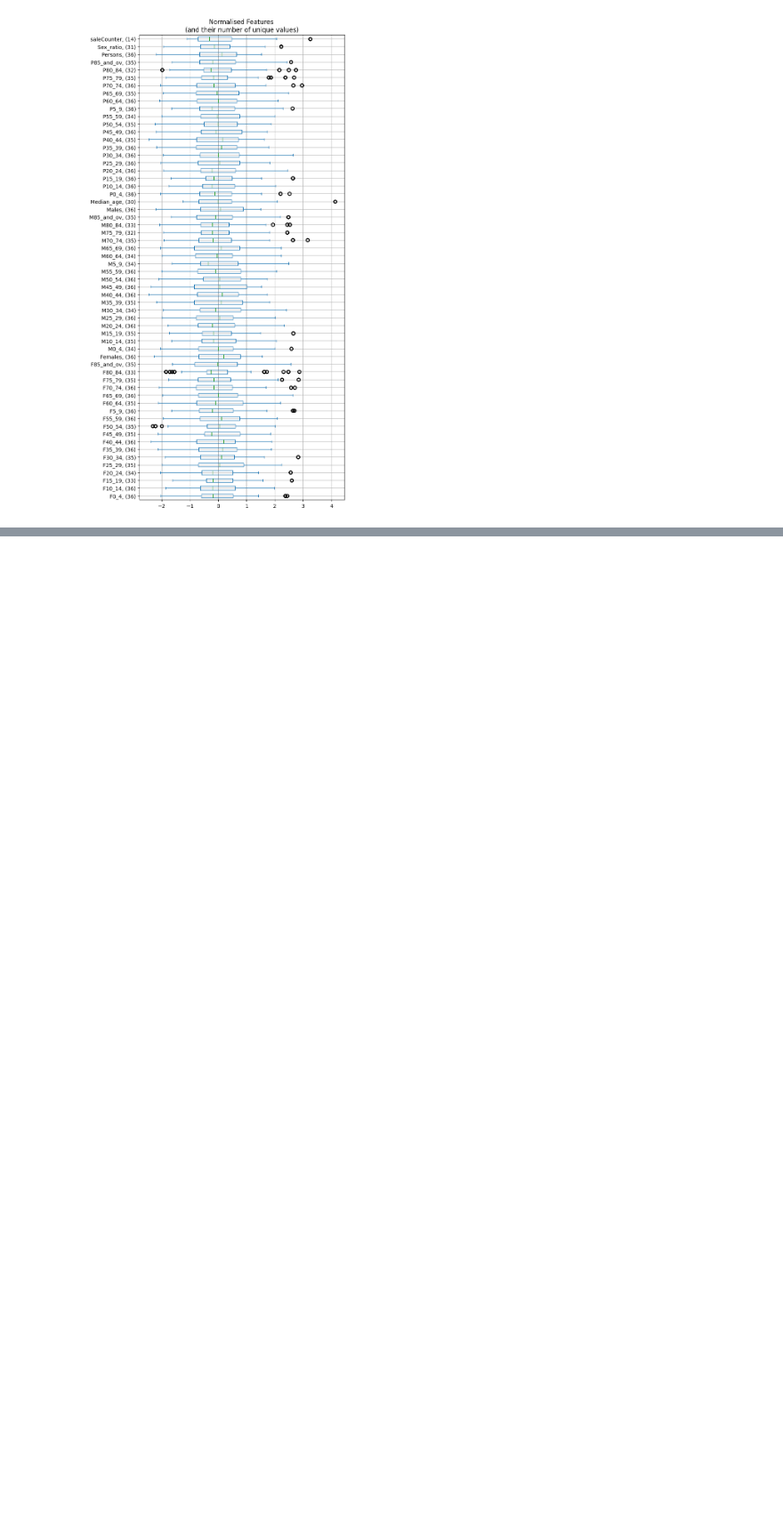
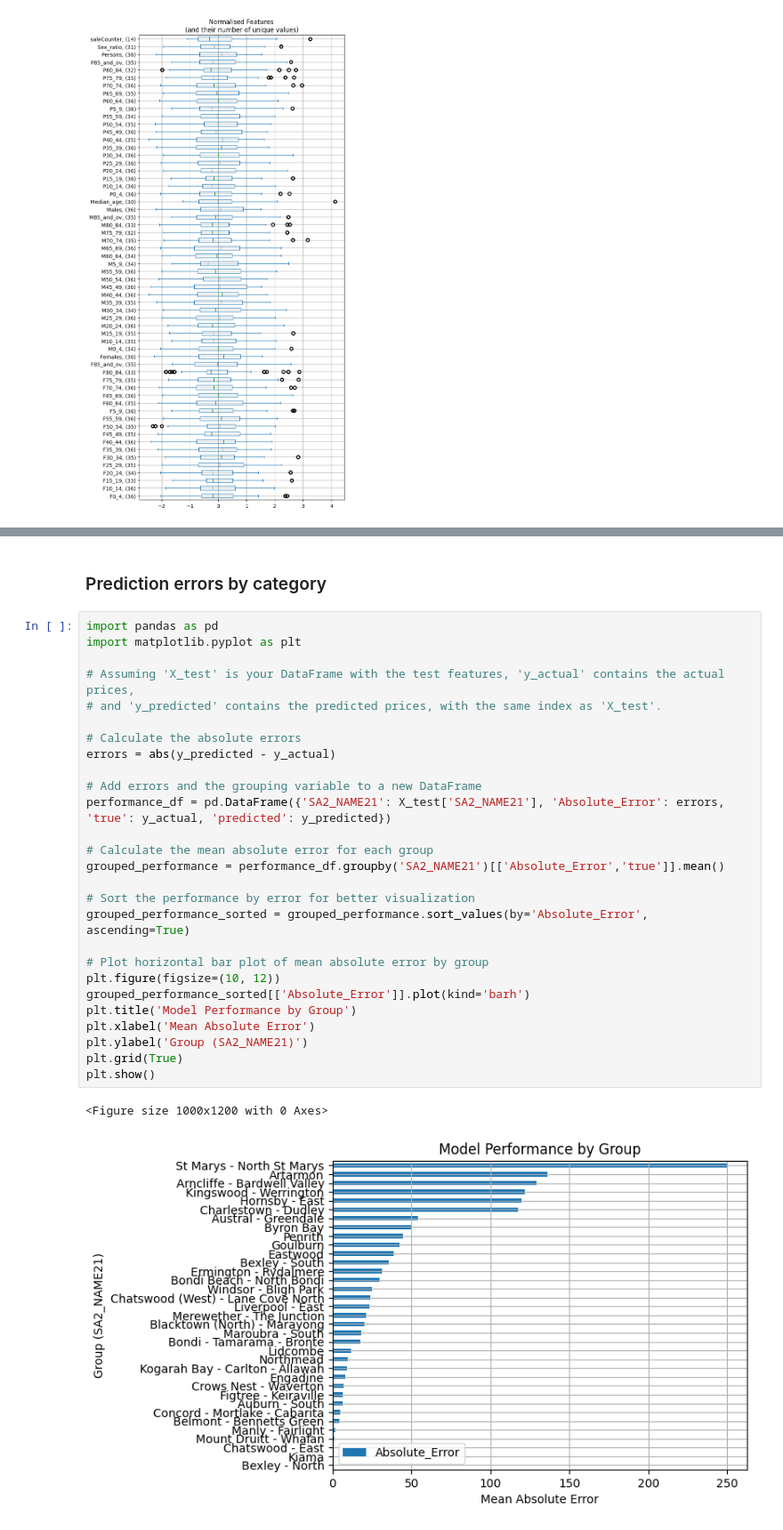
Before and after one commit to Tell1/prop-recommender, a Jupyter notebook: notebooks/clean_features.ipynb, the cells around one changed output, grey strips where cells are left out. Shown at 89% size. Drawn from its saved outputs; the diff is of its cells as text; blank space fills up the shorter version.

Commit message:
insights on model performance

```diff
--- a/notebooks/clean_features.ipynb
+++ b/notebooks/clean_features.ipynb
@@ -220,0 +230,32 @@ KeyError: "['primaryPurpose_RESIDENCE', 'primaryPurpose_OFFICE', 'primaryPurpose
+# %% [markdown]
+### Prediction errors by category
+# %%
+import pandas as pd
+import matplotlib.pyplot as plt
+
+# Assuming 'X_test' is your DataFrame with the test features, 'y_actual' contains the actual prices,
+# and 'y_predicted' contains the predicted prices, with the same index as 'X_test'.
+
+# Calculate the absolute errors
+errors = abs(y_predicted - y_actual)
+
+# Add errors and the grouping variable to a new DataFrame
+performance_df = pd.DataFrame({'SA2_NAME21': X_test['SA2_NAME21'], 'Absolute_Error': errors, 'true': y_actual, 'predicted': y_predicted})
+
+# Calculate the mean absolute error for each group
+grouped_performance = performance_df.groupby('SA2_NAME21')[['Absolute_Error','true']].mean()
+
+# Sort the performance by error for better visualization
+grouped_performance_sorted = grouped_performance.sort_values(by='Absolute_Error', ascending=True)
+
+# Plot horizontal bar plot of mean absolute error by group
+plt.figure(figsize=(10, 12))
+grouped_performance_sorted[['Absolute_Error']].plot(kind='barh')
+plt.title('Model Performance by Group')
+plt.xlabel('Mean Absolute Error')
+plt.ylabel('Group (SA2_NAME21)')
+plt.grid(True)
+plt.show()
+# %% [output]
+<Figure size 1000x1200 with 0 Axes>
+[figure, added]
```
Also changed, not shown: parts of 12 cells of this notebook.
